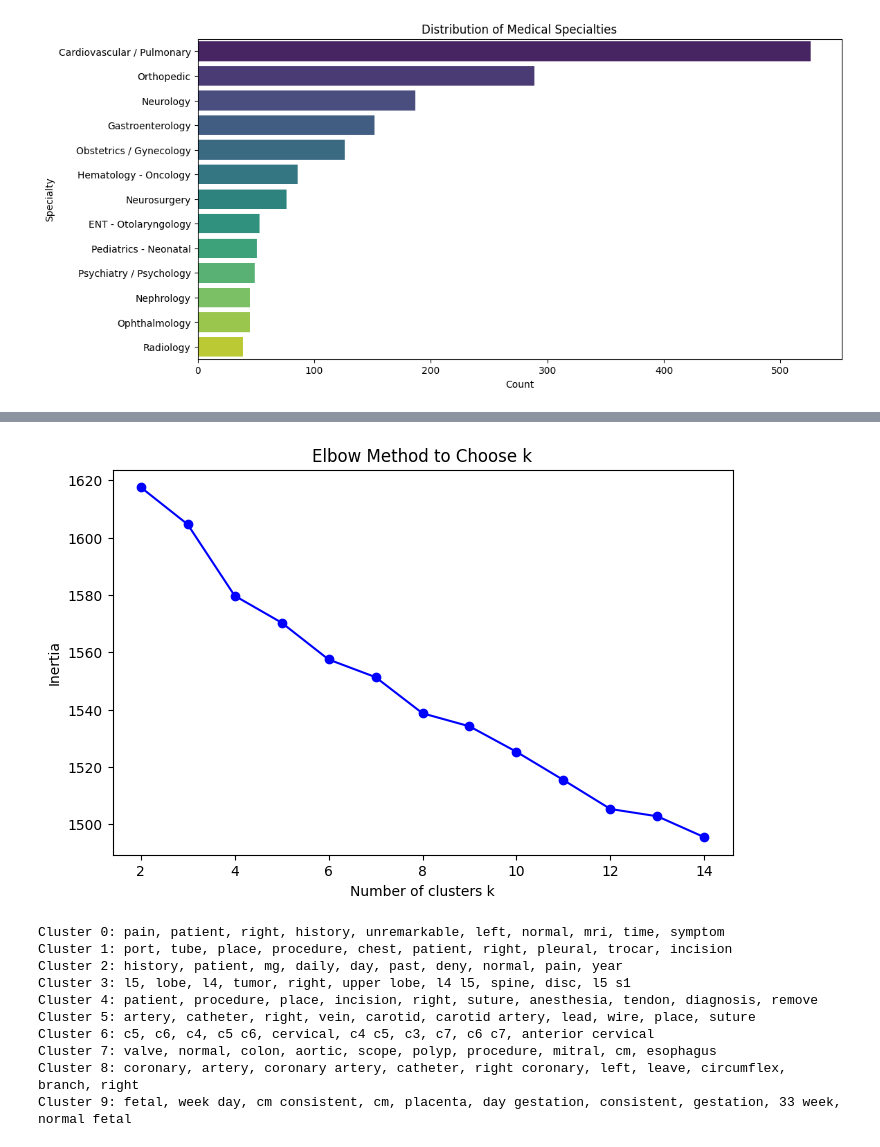
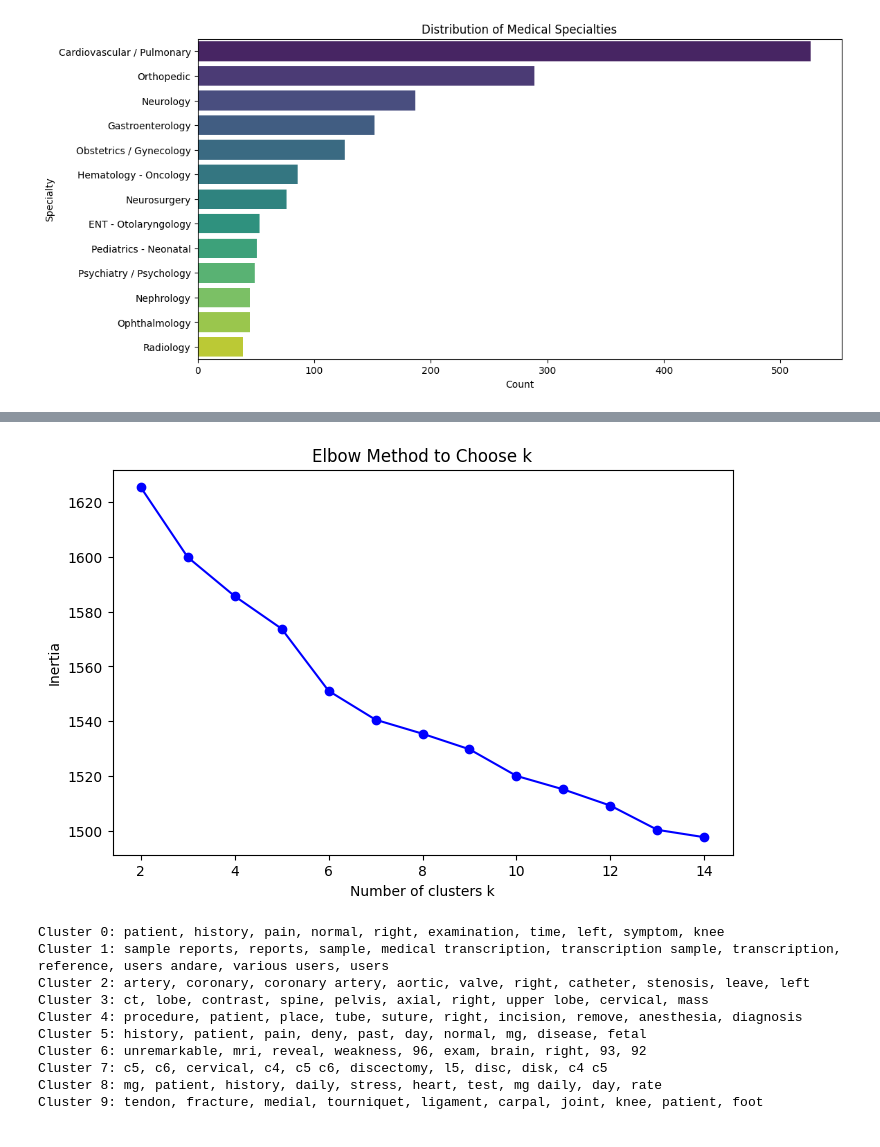
Before and after one commit to Pasindu03/ML-Final, a Jupyter notebook: final.ipynb, the cells around one changed output, grey strips where cells are left out. Cells and saved outputs as stored; diff of their text form; code cells hidden in the pictures.

Commit message:
Added keywords to train mix

```diff
--- a/final.ipynb
+++ b/final.ipynb
@@ -103,16 +103,17 @@ pipeline = Pipeline([
 ])
 
 # Preprocess once and store
-df_train["clean_transcription"] = df_train["transcription"].apply(preprocess_text)
-df_validation["clean_transcription"] = df_validation["transcription"].apply(preprocess_text)
-df_test["clean_transcription"] = df_test["transcription"].apply(preprocess_text)
+df_train["combined_text"] = df_train["clean_transcription"] + " " + df_train["keywords"].astype(str)
+df_validation["combined_text"] = df_validation["clean_transcription"] + " " + df_validation["keywords"].astype(str)
+df_test["combined_text"] = df_test["clean_transcription"] + " " + df_test["keywords"].astype(str)
+
 
 # Train
-pipeline.fit(df_train["clean_transcription"], df_train["medical_specialty"])
+pipeline.fit(df_train["combined_text"], df_train["medical_specialty"])
 
 # Evaluate (use clean version here too!)
-val_acc = pipeline.score(df_validation["clean_transcription"], df_validation["medical_specialty"])
-test_acc = pipeline.score(df_test["clean_transcription"], df_test["medical_specialty"])
+val_acc = pipeline.score(df_validation["combined_text"], df_validation["medical_specialty"])
+test_acc = pipeline.score(df_test["combined_text"], df_test["medical_specialty"])
 
 print(f"📊 Validation Accuracy: {val_acc:.4f}")
 print(f"📊 Test Accuracy: {test_acc:.4f}")
@@ -213,45 +218,45 @@ Cardiovascular / Pulmonary       0.95      0.90      0.92       109
 # %%
 vectorizer = TfidfVectorizer(stop_words='english', lowercase=True, max_features=10000, ngram_range=(1,2))
-X_tfidf = vectorizer.fit_transform(df_train['clean_transcription'])
+X_tfidf = vectorizer.fit_transform(df_train['combined_text'])
 
 inertia = []
 K = range(2, 15)  # try 2–15 clusters
 for k in K:
     km = KMeans(n_clusters=k, random_state=42)
     km.fit(X_tfidf)
     inertia.append(km.inertia_)
 
 plt.figure(figsize=(8,5))
 plt.plot(K, inertia, 'bo-')
 plt.xlabel("Number of clusters k")
 plt.ylabel("Inertia")
 plt.title("Elbow Method to Choose k")
 plt.show()
 
 k = 10
 kmeans = KMeans(n_clusters=k, random_state=42)
 kmeans.fit(X_tfidf)
 
 # Cluster labels for each document
 clusters = kmeans.labels_
 df_train['cluster'] = clusters
 
 terms = vectorizer.get_feature_names_out()
 
 for i in range(k):
     cluster_center = kmeans.cluster_centers_[i]
     top_idx = cluster_center.argsort()[-10:][::-1]  # top 10 words
     top_terms = [terms[ind] for ind in top_idx]
     print(f"Cluster {i}: {', '.join(top_terms)}")
 # %% [output]
-[figure, old version]
+[figure, new version]
-Cluster 0: pain, patient, right, history, unremarkable, left, normal, mri, time, symptom
-Cluster 1: port, tube, place, procedure, chest, patient, right, pleural, trocar, incision
-Cluster 2: history, patient, mg, daily, day, past, deny, normal, pain, year
-Cluster 3: l5, lobe, l4, tumor, right, upper lobe, l4 l5, spine, disc, l5 s1
-Cluster 4: patient, procedure, place, incision, right, suture, anesthesia, tendon, diagnosis, remove
-Cluster 5: artery, catheter, right, vein, carotid, carotid artery, lead, wire, place, suture
-Cluster 6: c5, c6, c4, c5 c6, cervical, c4 c5, c3, c7, c6 c7, anterior cervical
-Cluster 7: valve, normal, colon, aortic, scope, polyp, procedure, mitral, cm, esophagus
-Cluster 8: coronary, artery, coronary artery, catheter, right coronary, left, leave, circumflex, branch, right
-Cluster 9: fetal, week day, cm consistent, cm, placenta, day gestation, consistent, gestation, 33 week, normal fetal
+Cluster 0: patient, history, pain, normal, right, examination, time, left, symptom, knee
+Cluster 1: sample reports, reports, sample, medical transcription, transcription sample, transcription, reference, users andare, various users, users
+Cluster 2: artery, coronary, coronary artery, aortic, valve, right, catheter, stenosis, leave, left
+Cluster 3: ct, lobe, contrast, spine, pelvis, axial, right, upper lobe, cervical, mass
+Cluster 4: procedure, patient, place, tube, suture, right, incision, remove, anesthesia, diagnosis
+Cluster 5: history, patient, pain, deny, past, day, normal, mg, disease, fetal
+Cluster 6: unremarkable, mri, reveal, weakness, 96, exam, brain, right, 93, 92
+Cluster 7: c5, c6, cervical, c4, c5 c6, discectomy, l5, disc, disk, c4 c5
+Cluster 8: mg, patient, history, daily, stress, heart, test, mg daily, day, rate
+Cluster 9: tendon, fracture, medial, tourniquet, ligament, carpal, joint, knee, patient, foot
```
Also changed, not shown: parts of 4 cells of this notebook.
